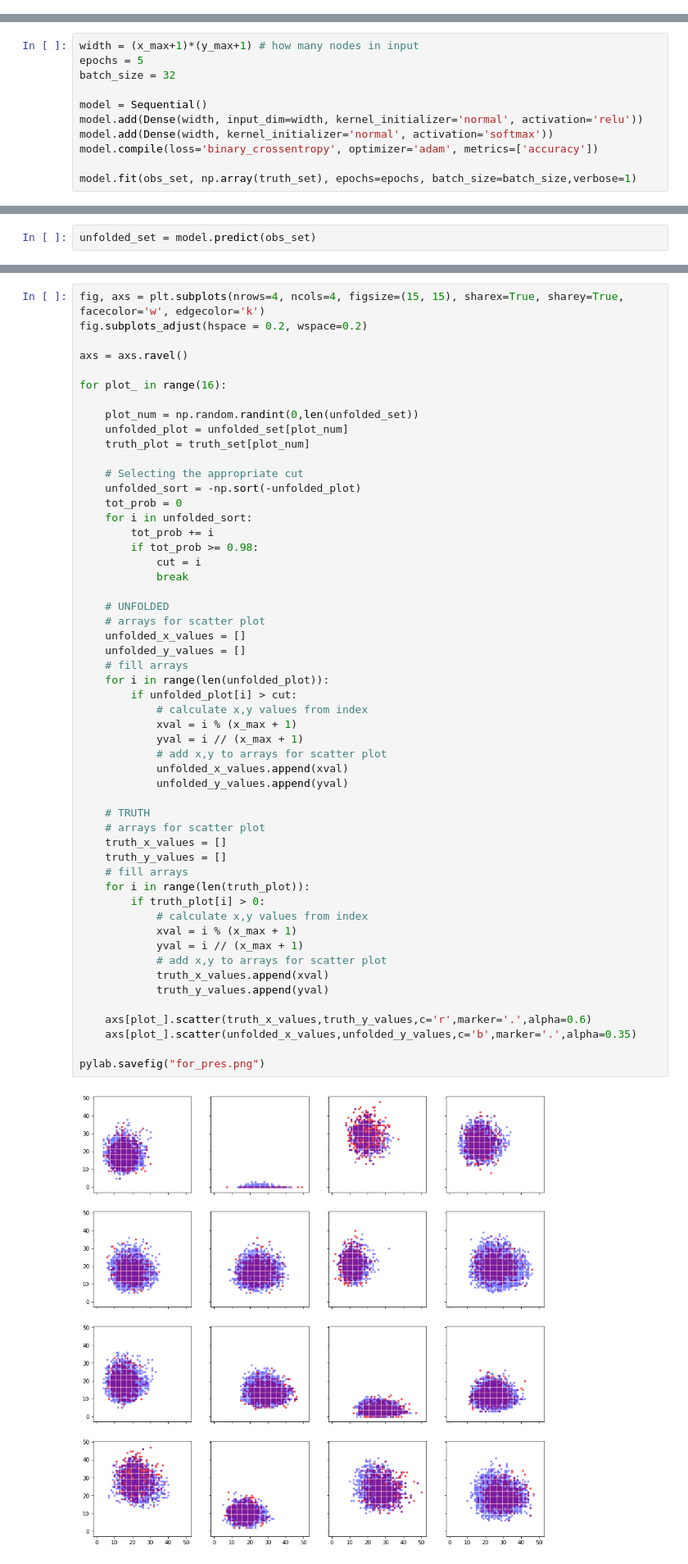
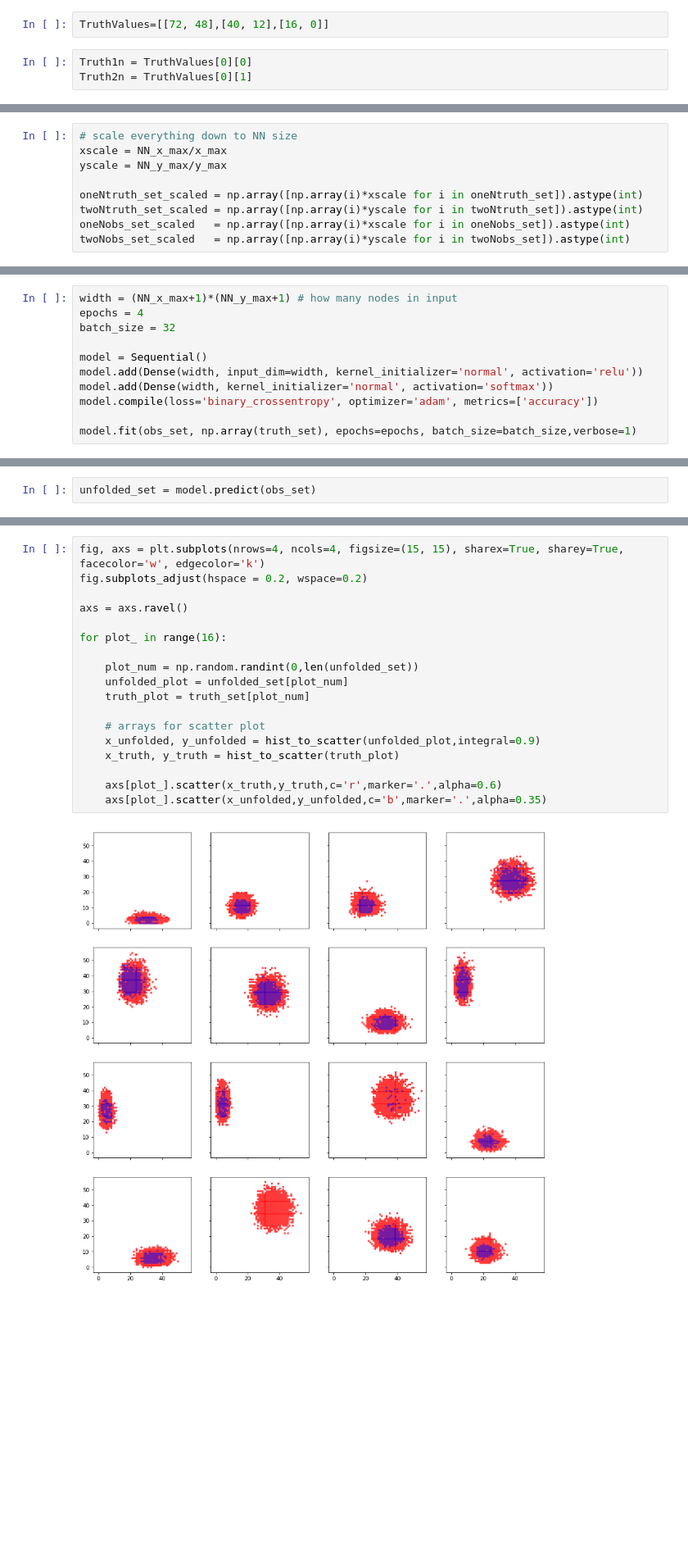
Before and after one commit to jfcrenshaw/halo, a Jupyter notebook: unfold_neural_network.ipynb, the cells around one changed output, grey strips where cells are left out. Shown: that part at 82% size. Saved outputs shown, nothing was run; the diff lists cells and outputs as text; blank space fills up the shorter version.

Commit message:
Created neural network to unfold for HALO1 at 5kpc. Will apply to 10kpc. Will need to be slightly altered to apply to HALO2.

```diff
--- a/unfold_neural_network.ipynb
+++ b/unfold_neural_network.ipynb
@@ -144,0 +85,5 @@ Standardize the data. Many training algorithms behave poorly if the data isn't (
+# %%
+TruthValues=[[72, 48],[40, 12],[16, 0]]
+# %%
+Truth1n = TruthValues[0][0]
+Truth2n = TruthValues[0][1]
@@ -144,0 +163,9 @@ Standardize the data. Many training algorithms behave poorly if the data isn't (
+# %%
+# scale everything down to NN size
+xscale = NN_x_max/x_max
+yscale = NN_y_max/y_max
+
+oneNtruth_set_scaled = np.array([np.array(i)*xscale for i in oneNtruth_set]).astype(int)
+twoNtruth_set_scaled = np.array([np.array(i)*yscale for i in twoNtruth_set]).astype(int)
+oneNobs_set_scaled   = np.array([np.array(i)*xscale for i in oneNobs_set]).astype(int)
+twoNobs_set_scaled   = np.array([np.array(i)*yscale for i in twoNobs_set]).astype(int)
@@ -156,6 +196,6 @@ The neural network. It is a fully-connected (dense) feed-forward neural network.
 # %%
-width = (x_max+1)*(y_max+1) # how many nodes in input
-epochs = 5
+width = (NN_x_max+1)*(NN_y_max+1) # how many nodes in input
+epochs = 4
 batch_size = 32
 
 model = Sequential()
@@ -185,55 +219,20 @@ Plot 16 examples of the unfolding
 # %%
 fig, axs = plt.subplots(nrows=4, ncols=4, figsize=(15, 15), sharex=True, sharey=True, facecolor='w', edgecolor='k')
 fig.subplots_adjust(hspace = 0.2, wspace=0.2)
 
 axs = axs.ravel()
 
 for plot_ in range(16):
 
     plot_num = np.random.randint(0,len(unfolded_set))
     unfolded_plot = unfolded_set[plot_num]
     truth_plot = truth_set[plot_num]
 
-    # Selecting the appropriate cut
-    unfolded_sort = -np.sort(-unfolded_plot)
-    tot_prob = 0
-    for i in unfolded_sort:
-        tot_prob += i
-        if tot_prob >= 0.98:
-            cut = i
-            break
+    # arrays for scatter plot
+    x_unfolded, y_unfolded = hist_to_scatter(unfolded_plot,integral=0.9)
+    x_truth, y_truth = hist_to_scatter(truth_plot)
 
-    # UNFOLDED
-    # arrays for scatter plot
-    unfolded_x_values = []
-    unfolded_y_values = []
-    # fill arrays
-    for i in range(len(unfolded_plot)):
-        if unfolded_plot[i] > cut:
-            # calculate x,y values from index
-            xval = i % (x_max + 1)
-            yval = i // (x_max + 1)
-            # add x,y to arrays for scatter plot
-            unfolded_x_values.append(xval)
-            unfolded_y_values.append(yval)
-
-    # TRUTH
-    # arrays for scatter plot
-    truth_x_values = []
-    truth_y_values = []
-    # fill arrays
-    for i in range(len(truth_plot)):
-        if truth_plot[i] > 0:
-            # calculate x,y values from index
-            xval = i % (x_max + 1)
-            yval = i // (x_max + 1)
-            # add x,y to arrays for scatter plot
-            truth_x_values.append(xval)
-            truth_y_values.append(yval)
-
-    axs[plot_].scatter(truth_x_values,truth_y_values,c='r',marker='.',alpha=0.6)
-    axs[plot_].scatter(unfolded_x_values,unfolded_y_values,c='b',marker='.',alpha=0.35)
-
-pylab.savefig("for_pres.png")
+    axs[plot_].scatter(x_truth,y_truth,c='r',marker='.',alpha=0.6)
+    axs[plot_].scatter(x_unfolded,y_unfolded,c='b',marker='.',alpha=0.35)
 # %% [output]
-[figure, old version]
+[figure, new version]
```
Also changed, not shown: parts of 29 cells of this notebook, 3 other files.
